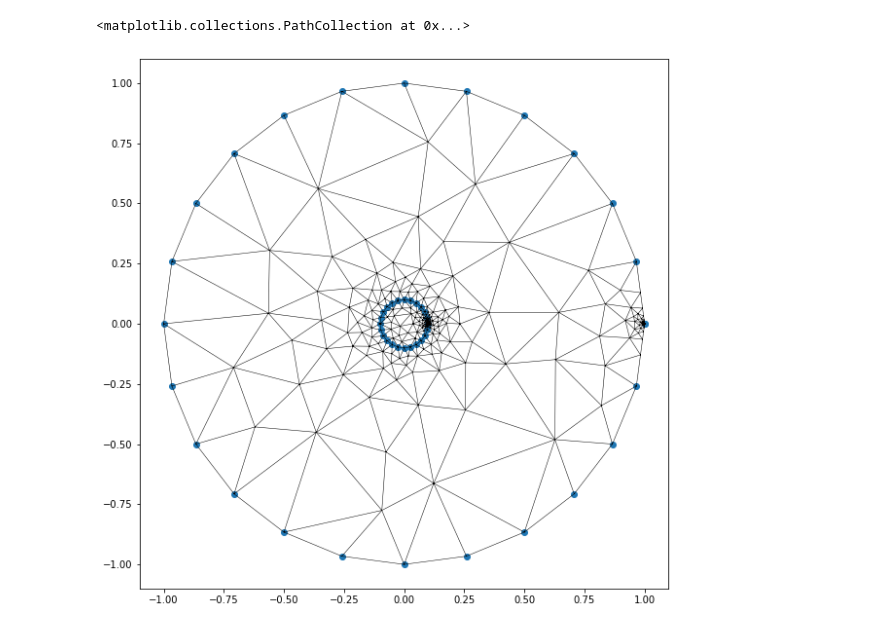
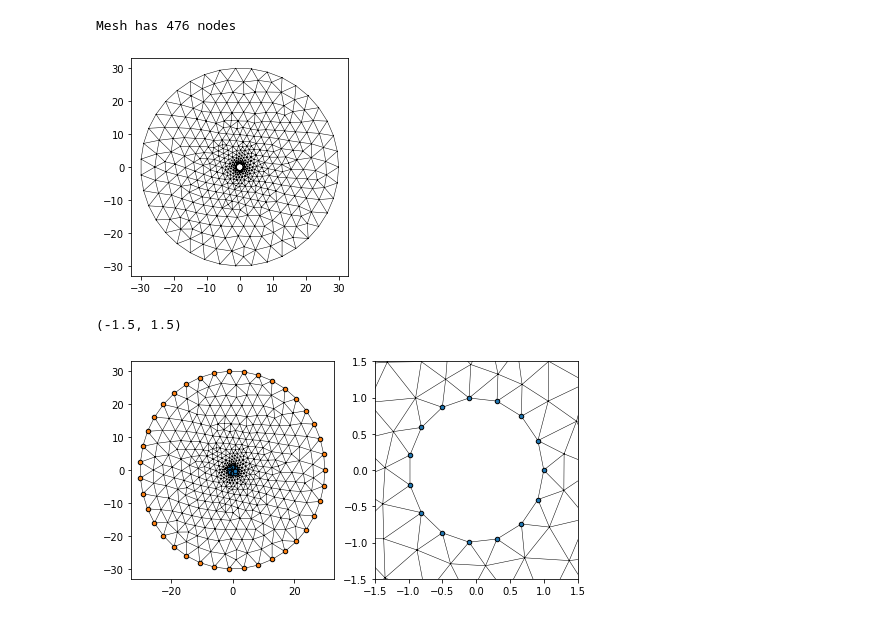
Before and after one commit to aleximorin/compgeom, a Jupyter notebook: Notebooks/Injection in a wellbore.ipynb, the cells around one changed output. Saved outputs shown, nothing was run; the diff lists cells and outputs as text; code cells hidden in the pictures.

```diff
--- a/Notebooks/Injection in a wellbore.ipynb
+++ b/Notebooks/Injection in a wellbore.ipynb
@@ -15,35 +15,48 @@ sys.path.append('../FEM')
 import Mesher
 import Matrix
 import PoroElasticProperties as prop
-# %%
-
-# we can define the geometry of the problem
-
-r = 0.1
-R = 1
-nradius = 25
-
-theta = np.linspace(0, 2*np.pi, nradius)
-x = np.cos(theta)
-y = np.sin(theta)
-
-inner = r * np.stack((x, y)).T
-outer = R * np.stack((x, y)).T
-
-inner_edges = Mesher.build_edges(inner)
-outer_edges = Mesher.build_edges(outer) + len(inner_edges)
-
-
-vertices = np.vstack((outer, inner))
-edges = np.vstack((outer_edges, inner_edges))
-
-area = 1
-mesh = Mesher.Mesh(vertices, edges, cell_size=area)
-
-mesh.plot()
-plt.gcf().set_size_inches(10, 10)
-plt.gca().set_aspect(1)
-plt.scatter(*vertices.T)
-# %% [output]
-<matplotlib.collections.PathCollection at 0x...>
-[figure, removed]
+# %%
+# defining the mesh is easy with pygmsh
+
+import pygmsh
+
+# different radius for the wellbore r and the domain R
+r = 1
+R = 30 * r
+
+with pygmsh.geo.Geometry() as geom:
+
+    # we need the outer and inner circles to be defined as curved loops rather than surfaces
+    # the make_surface=False keyword is needed
+    outer = geom.add_circle([0, 0], R, mesh_size=5, make_surface=False)
+    inner = geom.add_circle([0, 0], r, mesh_size=0.5, make_surface=False)
+
+    # we can pass a list of holes to the add_plane_surface function
+    surface = geom.add_plane_surface(outer.curve_loop, holes=[inner])
+    out = geom.generate_mesh()
+
+mesh = Mesher.Mesh(out)
+
+mesh.plot()
+#plt.scatter(*mesh.nodes.T, c='tab:blue', s=10, zorder=10, ec='k')
+print(f'Mesh has {mesh.nn} nodes')
+# %% [output]
+Mesh has 476 nodes
+[figure, added]
+# %%
+# we need to select the nodes for the two different boundaries to set the proper boundary conditions
+borehole = np.argwhere(np.abs(np.linalg.norm(mesh.nodes, axis=1) - r) < 1e-3)
+outer = np.argwhere(np.abs(np.linalg.norm(mesh.nodes, axis=1) - R) < 1e-3)
+
+fig, axs = plt.subplots(1, 2, figsize=(8, 4))
+for i in range(2):
+    mesh.plot(ax=axs[i])
+
+    axs[i].scatter(*mesh.nodes[borehole].T, s=20, zorder=10, ec='k')
+    axs[i].scatter(*mesh.nodes[outer].T, s=20, zorder=10, ec='k')
+
+axs[1].set_xlim(-1.5 * r, 1.5 * r)
+axs[1].set_ylim(-1.5 * r, 1.5 * r)
+# %% [output]
+(-1.5, 1.5)
+[figure, added]
```
Also changed, not shown: parts of 7 cells of this notebook, 18 other files.
